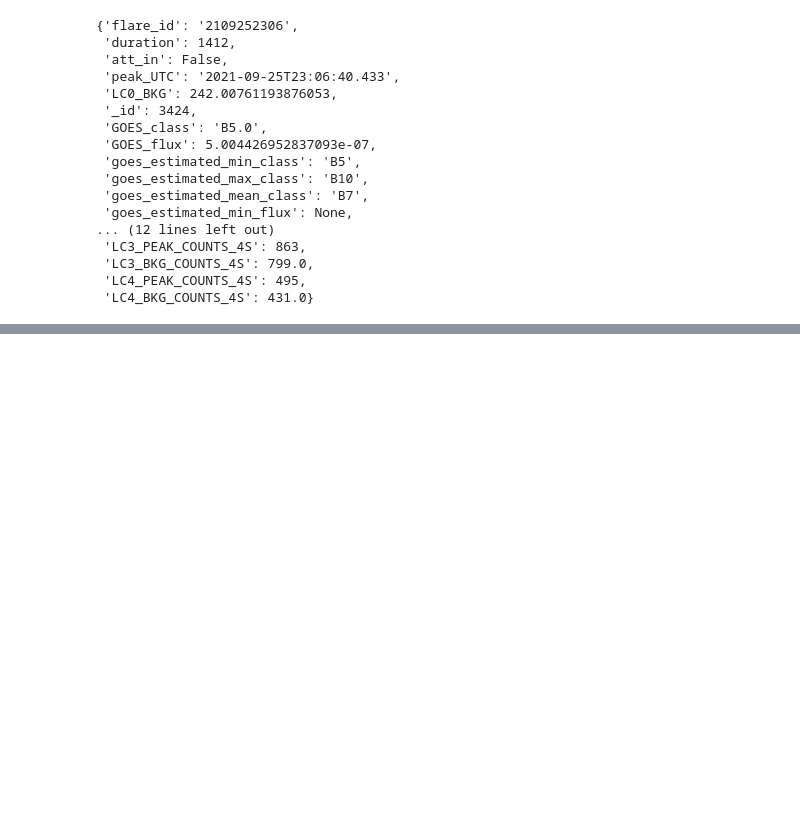
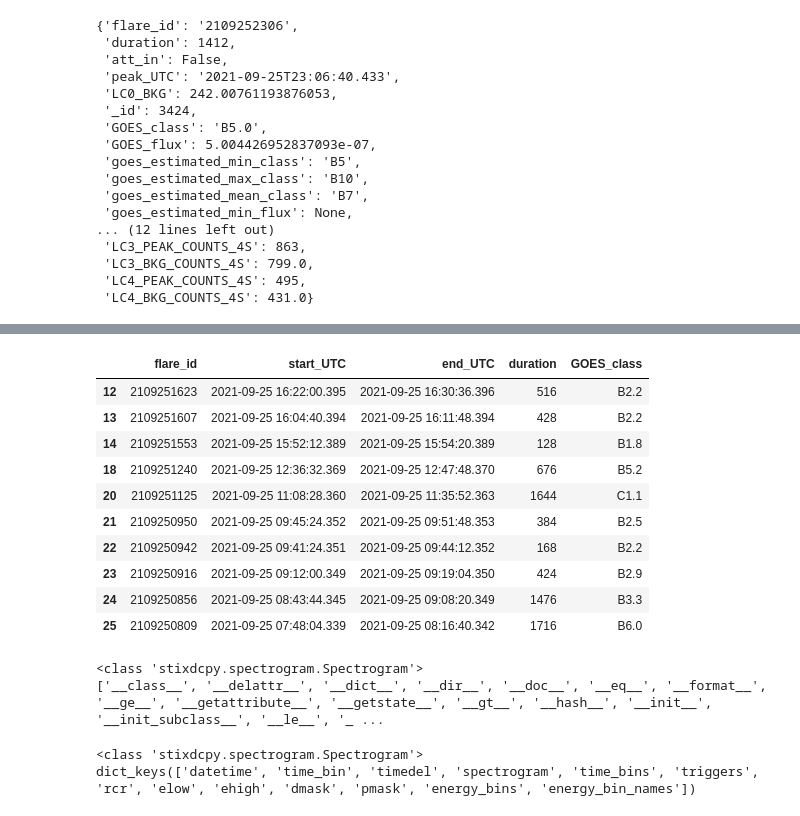
Before and after one commit to harshnandan-physics/stix-weak-flare-analysis, a Jupyter notebook: notebooks/archive/Prelimilary STIX data access.ipynb, the cells around one changed output, grey strips where cells are left out. Drawn from its saved outputs; the diff is of its cells as text; code cells hidden in the pictures; blank space fills up the shorter version.

```diff
--- a/notebooks/archive/Prelimilary STIX data access.ipynb
+++ b/notebooks/archive/Prelimilary STIX data access.ipynb
@@ -136,0 +204,20 @@ flares[0]
+# %%
+# Load our flare catalog and check which flares fall inside a spectrogram window
+flare_df = pd.read_csv("D:/Study/Research/Extreme Thermal and Non-Thermal Solar Flares/data/processed/stix_flare_catalog_sep20_25_2021.csv")
+flare_df["flare_id"]  = flare_df["flare_id"].astype(str)
+flare_df["start_UTC"] = pd.to_datetime(flare_df["start_UTC"])
+flare_df["end_UTC"]   = pd.to_datetime(flare_df["end_UTC"])
+
+def find_covering_file(flare_start, flare_end, spec_df):
+    """Find spectrogram file(s) that fully cover a flare window."""
+    mask = (spec_df["obs_start"] <= flare_start) & (spec_df["obs_end"] >= flare_end)
+    return spec_df[mask]
+
+covered = []
+for _, flare in flare_df.iterrows():
+    match = find_covering_file(flare["start_UTC"], flare["end_UTC"], df_clean)
+    covered.append(len(match) > 0)
+
+flare_df["has_spectrogram"] = covered
+print(f"Flares with spectrogram coverage: {sum(covered)} / {len(flare_df)}")
+print(f"Flares WITHOUT coverage:          {len(flare_df) - sum(covered)}")
@@ -136,0 +248,46 @@ flares[0]
+# %%
+covered_flares = flare_df[flare_df["has_spectrogram"]].copy()
+
+# Exclude the two suspicious long-duration events
+covered_flares = covered_flares[covered_flares["duration"] < 1800]
+
+# Show a sample of clean covered flares
+covered_flares[["flare_id","start_UTC","end_UTC","duration","GOES_class"]].iloc[10:20]
+# %% [output]
+|  | flare_id | start_UTC | end_UTC | duration | GOES_class |
+| 12 | 2109251623 | 2021-09-25 16:22:00.395 | 2021-09-25 16:30:36.396 | 516 | B2.2 |
+| 13 | 2109251607 | 2021-09-25 16:04:40.394 | 2021-09-25 16:11:48.394 | 428 | B2.2 |
+| 14 | 2109251553 | 2021-09-25 15:52:12.389 | 2021-09-25 15:54:20.389 | 128 | B1.8 |
+| 18 | 2109251240 | 2021-09-25 12:36:32.369 | 2021-09-25 12:47:48.370 | 676 | B5.2 |
+| 20 | 2109251125 | 2021-09-25 11:08:28.360 | 2021-09-25 11:35:52.363 | 1644 | C1.1 |
+| 21 | 2109250950 | 2021-09-25 09:45:24.352 | 2021-09-25 09:51:48.353 | 384 | B2.5 |
+| 22 | 2109250942 | 2021-09-25 09:41:24.351 | 2021-09-25 09:44:12.352 | 168 | B2.2 |
+| 23 | 2109250916 | 2021-09-25 09:12:00.349 | 2021-09-25 09:19:04.350 | 424 | B2.9 |
+| 24 | 2109250856 | 2021-09-25 08:43:44.345 | 2021-09-25 09:08:20.349 | 1476 | B3.3 |
+| 25 | 2109250809 | 2021-09-25 07:48:04.339 | 2021-09-25 08:16:40.342 | 1716 | B6.0 |
+# %%
+pad = pd.Timedelta(minutes=10)
+flare_row = covered_flares[covered_flares["flare_id"] == "2109250916"].iloc[0]
+
+spec = cspec.Spectrogram.from_sdc(
+    (flare_row["start_UTC"] - pad).strftime("%Y-%m-%dT%H:%M:%S"),
+    (flare_row["end_UTC"] + pad).strftime("%Y-%m-%dT%H:%M:%S"),
+)
+print(type(spec))
+print(dir(spec))
+# %% [output]
+<class 'stixdcpy.spectrogram.Spectrogram'>
+['__class__', '__delattr__', '__dict__', '__dir__', '__doc__', '__eq__', '__format__', '__ge__', '__getattribute__', '__getstate__', '__gt__', '__hash__', '__init__', '__init_subclass__', '__le__', '_ ...
+# %%
+from stixdcpy import spectrogram as cspec
+import pandas as pd
+
+spec = cspec.Spectrogram.from_sdc(
+    '2021-09-25T09:02:00',
+    '2021-09-25T09:30:00'
+)
+print(type(spec))
+print(spec.data.keys())
+# %% [output]
+<class 'stixdcpy.spectrogram.Spectrogram'>
+dict_keys(['datetime', 'time_bin', 'timedel', 'spectrogram', 'time_bins', 'triggers', 'rcr', 'elow', 'ehigh', 'dmask', 'pmask', 'energy_bins', 'energy_bin_names'])
```
Also changed, not shown: parts of 9 cells of this notebook, 7 other files.
